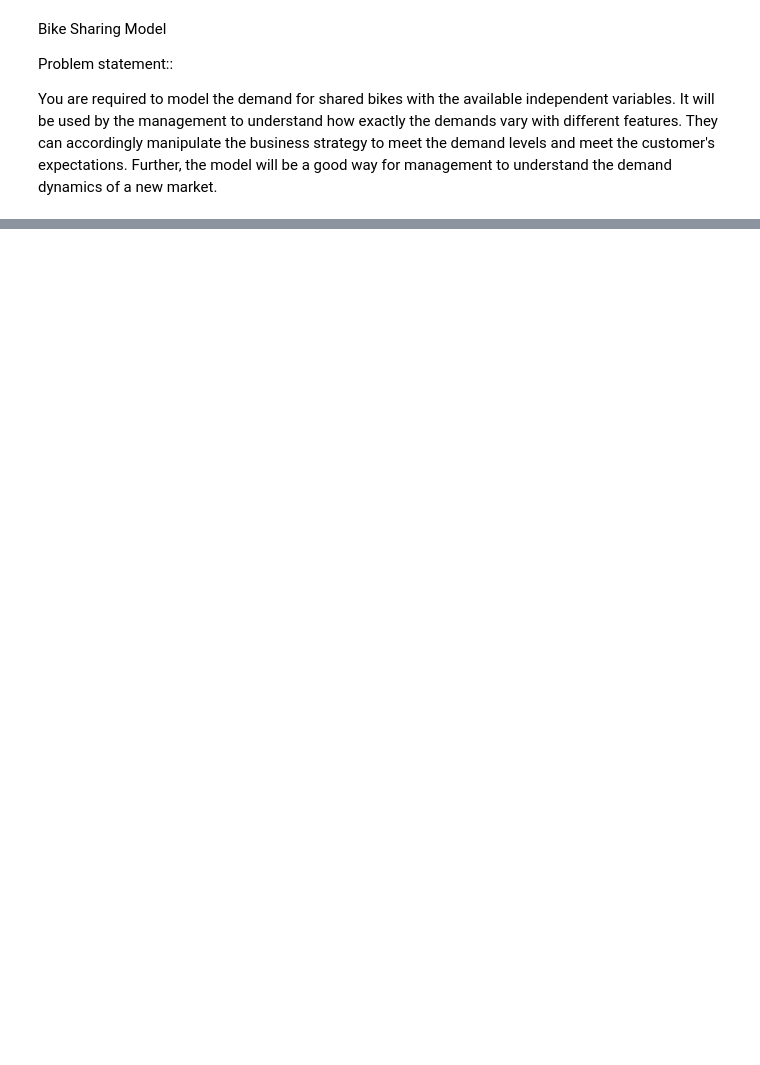
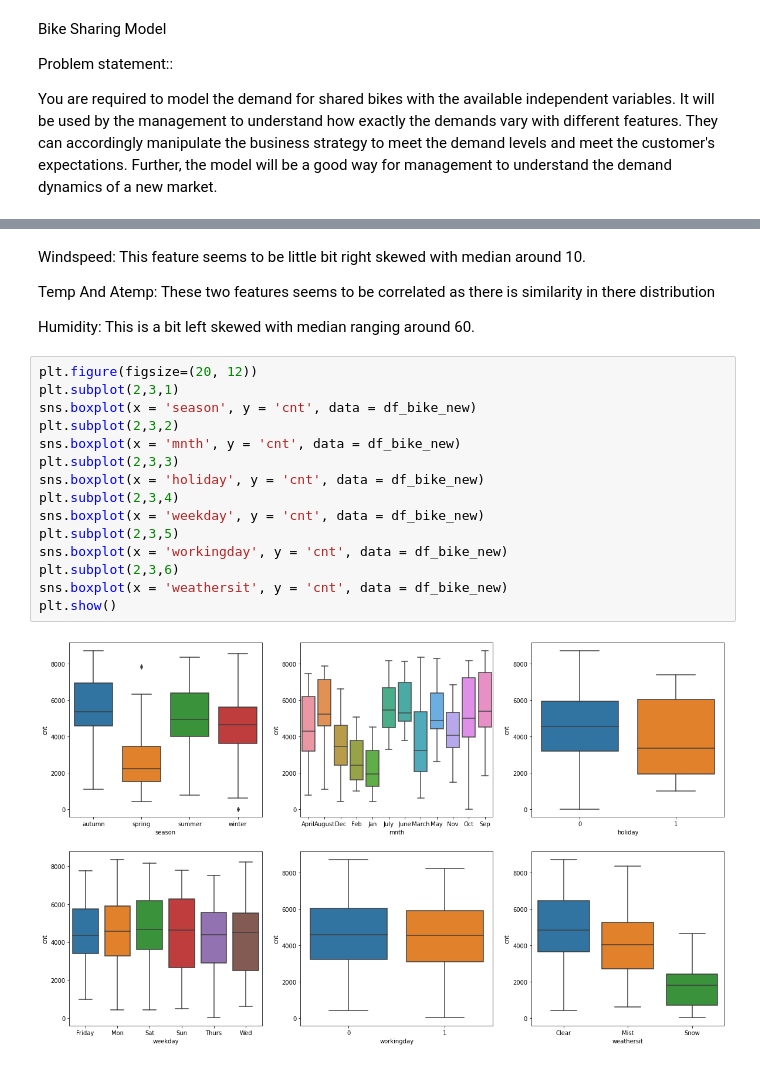
Before and after one commit to vaishali296/Data_science, a Jupyter notebook: Project/Bike_Sharing/BikeSharing_LinearRegression.ipynb, the cells around one changed output, grey strips where cells are left out. Cells and saved outputs as stored; diff of their text form; blank space fills up the shorter version.

```diff
--- a/Project/Bike_Sharing/BikeSharing_LinearRegression.ipynb
+++ b/Project/Bike_Sharing/BikeSharing_LinearRegression.ipynb
@@ -20,0 +280,23 @@ FileNotFoundError: [Errno 2] No such file or directory: 'Housing.csv'
+# %% [markdown]
+Windspeed: This feature seems to be little bit right skewed with median around 10.
+
+Temp And Atemp: These two features seems to be correlated as there is similarity in there distribution
+
+Humidity: This is a bit left skewed with median ranging around 60.
+# %%
+plt.figure(figsize=(20, 12))
+plt.subplot(2,3,1)
+sns.boxplot(x = 'season', y = 'cnt', data = df_bike_new)
+plt.subplot(2,3,2)
+sns.boxplot(x = 'mnth', y = 'cnt', data = df_bike_new)
+plt.subplot(2,3,3)
+sns.boxplot(x = 'holiday', y = 'cnt', data = df_bike_new)
+plt.subplot(2,3,4)
+sns.boxplot(x = 'weekday', y = 'cnt', data = df_bike_new)
+plt.subplot(2,3,5)
+sns.boxplot(x = 'workingday', y = 'cnt', data = df_bike_new)
+plt.subplot(2,3,6)
+sns.boxplot(x = 'weathersit', y = 'cnt', data = df_bike_new)
+plt.show()
+# %% [output]
+[figure, added]
```
Also changed, not shown: parts of 137 cells of this notebook, 1 other file.
